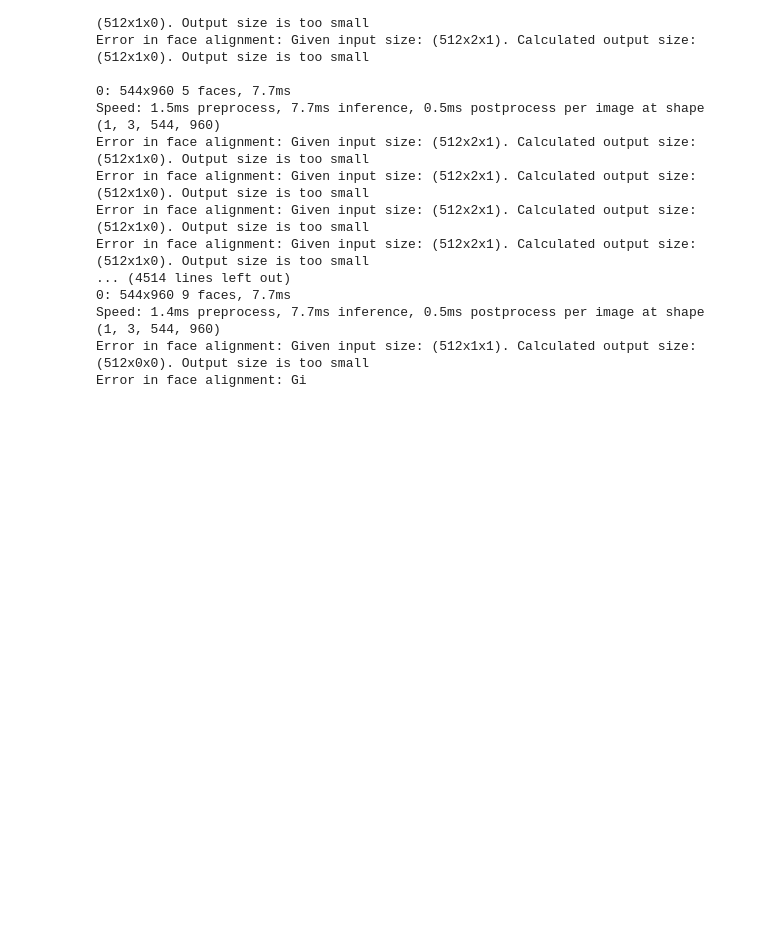
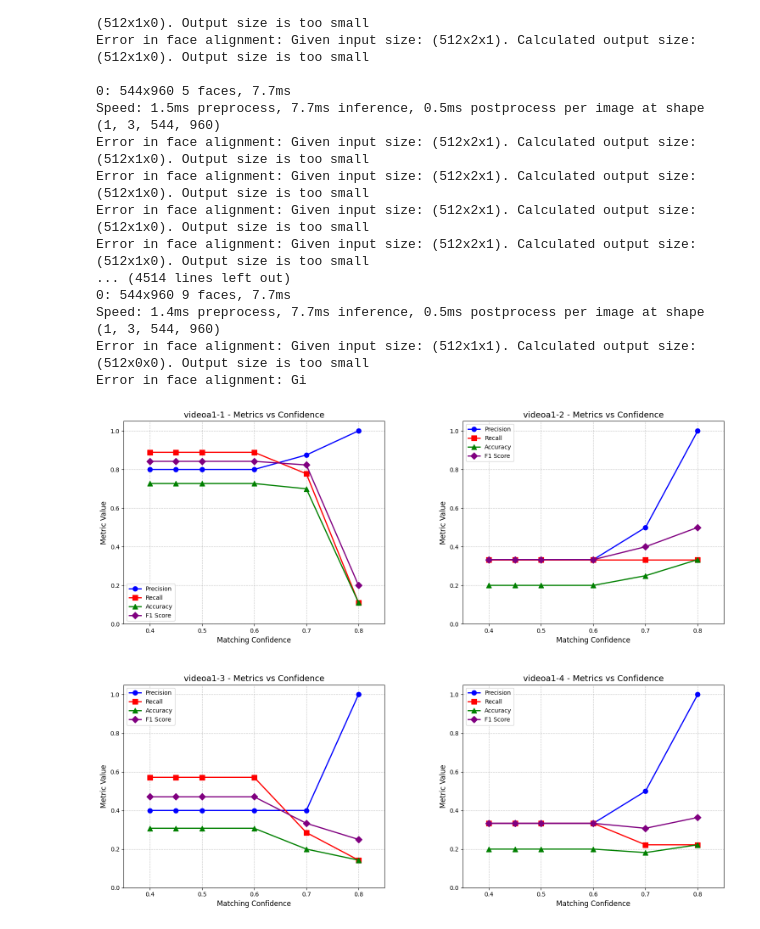
Before and after one commit to lumiohub-ai/lum-model-face-recognition, a Jupyter notebook: src/face_recognition/experiments/vis.ipynb, the cells around one changed output. Cells and saved outputs as stored; diff of their text form; code cells hidden in the pictures; blank space fills up the shorter version.

Commit message:
feat: update configurations and improve face recognition processing; remove unused dependencies and adjust parameters; added face aligment with dlib

```diff
--- a/src/face_recognition/experiments/vis.ipynb
+++ b/src/face_recognition/experiments/vis.ipynb
@@ -359,3 +359,100 @@ Error in face alignment: Given input size: (512x2x1). Calculated output size: (5
 Speed: 1.4ms preprocess, 7.7ms inference, 0.5ms postprocess per image at shape (1, 3, 544, 960)
 Error in face alignment: Given input size: (512x1x1). Calculated output size: (512x0x0). Output size is too small
 Error in face alignment: Gi
+# %%
+import pandas as pd
+import matplotlib.pyplot as plt
+
+# Data from the input
+df = pd.read_csv('data.csv')
+
+# Get unique videos and confidence thresholds
+videos = df['Video Name'].unique()
+confidences = sorted(df['Matching Confidence'].unique())
+
+# Metrics to plot
+metrics = ['Precision', 'Recall', 'Accuracy']
+
+# Create a 2x2 grid of subplots (one for each video)
+fig, axes = plt.subplots(2, 2, figsize=(15, 12))
+axes = axes.flatten()  # Flatten to make indexing easier
+
+# Define colors and markers for different metrics
+colors = ['blue', 'red', 'green']
+markers = ['o', 's', '^']
+
+# For each video, create a plot with all metrics
+for i, video in enumerate(videos):
+    ax = axes[i]
+
+    # Filter data for this video
+    video_data = df[df['Video Name'] == video]
+
+    # Sort by confidence
+    video_data = video_data.sort_values('Matching Confidence')
+
+    # Calculate F1 score
+    precision = video_data['Precision']
+    recall = video_data['Recall']
+    f1 = 2 * (precision * recall) / (precision + recall)
+
+    # Plot each metric
+    for j, metric in enumerate(metrics):
+        ax.plot(video_data['Matching Confidence'], video_data[metric],
+                marker=markers[j], color=colors[j], label=metric, linewidth=2, markersize=8)
+
+    # Plot F1 score
+    ax.plot(video_data['Matching Confidence'], f1,
+            marker='D', color='purple', label='F1 Score', linewidth=2, markersize=8)
+
+    ax.set_xlabel('Matching Confidence', fontsize=12)
+    ax.set_ylabel('Metric Value', fontsize=12)
+    ax.set_title(f'{video} - Metrics vs Confidence', fontsize=14)
+    ax.grid(True, linestyle='--', alpha=0.7)
+    ax.set_xlim(0.35, 0.85)
+    ax.set_ylim(0, 1.05)
+    ax.legend(fontsize=10)
+
+# Adjust layout
+plt.tight_layout()
+plt.subplots_adjust(hspace=0.3, wspace=0.3)
+
+# Add a title for the entire figure
+#fig.suptitle('Metrics vs Matching Confidence for Each Video', fontsize=16, y=0.98)
+
+# Save figure
+plt.savefig('metrics_by_video.png', dpi=300, bbox_inches='tight')
+
+# Show plot
+plt.show()
+
+# Optional: Create a single plot showing F1 scores for all videos for comparison
+plt.figure(figsize=(10, 6))
+for i, video in enumerate(videos):
+    # Filter data for this video
+    video_data = df[df['Video Name'] == video]
+
+    # Sort by confidence
+    video_data = video_data.sort_values('Matching Confidence')
+
+    # Calculate F1 score
+    precision = video_data['Precision']
+    recall = video_data['Recall']
+    f1 = 2 * (precision * recall) / (precision + recall)
+
+    # Plot F1 score
+    plt.plot(video_data['Matching Confidence'], f1,
+             marker=markers[i % len(markers)], label=video, linewidth=2, markersize=8)
+
+plt.xlabel('Matching Confidence', fontsize=12)
+plt.ylabel('F1 Score', fontsize=12)
+plt.title('F1 Score Comparison Across Videos', fontsize=14)
+plt.grid(True, linestyle='--', alpha=0.7)
+plt.xlim(0.35, 0.85)
+plt.ylim(0, 1.05)
+plt.legend(fontsize=10)
+plt.tight_layout()
+plt.savefig('f1_comparison.png', dpi=300)
+plt.show()
+# %% [output]
+[figure, added]
```
Also changed, not shown: parts of 2 cells of this notebook, 9 other files.
